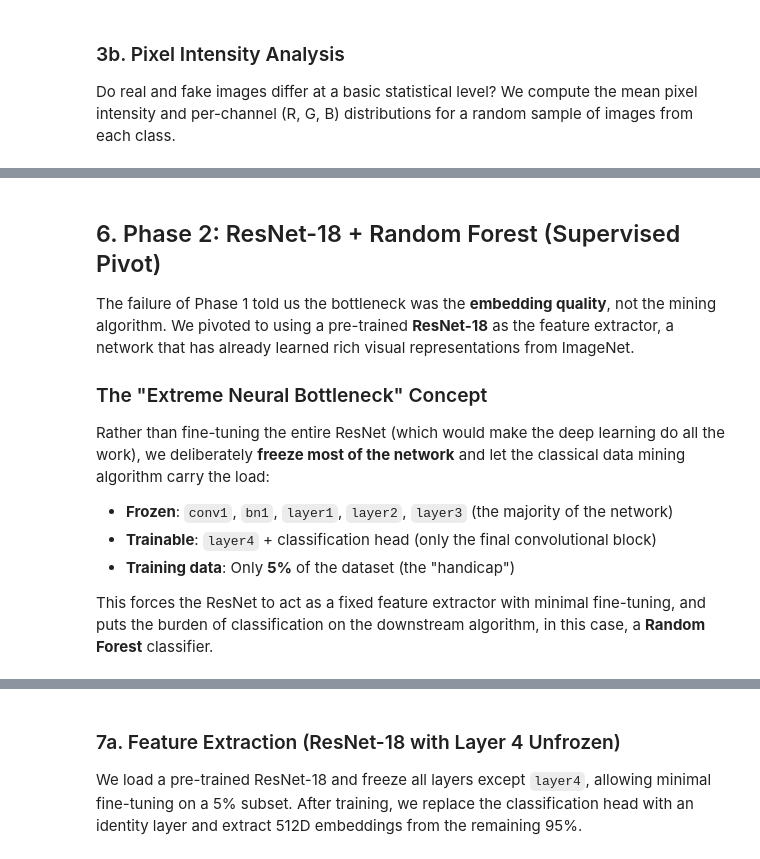
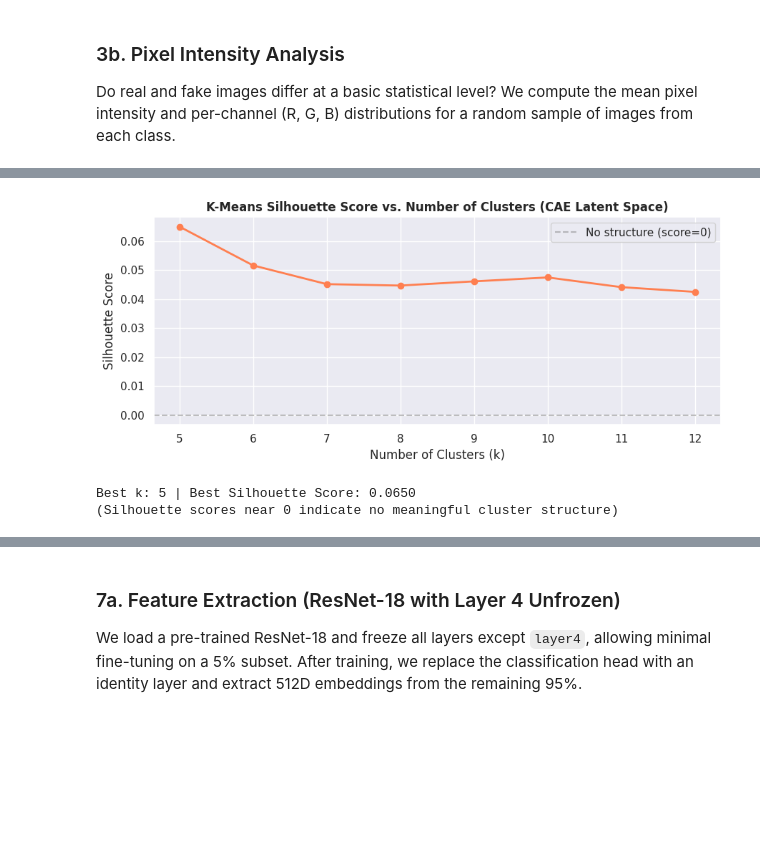
Before and after one commit to GMar25/DATA-MINING-ANALYSIS-Course-Project-Identifying-Deepfakes, a Jupyter notebook: main_notebook.ipynb, the cells around one changed output, grey strips where cells are left out. Cells and saved outputs as stored; diff of their text form; code cells hidden in the pictures; blank space fills up the shorter version.

```diff
--- a/main_notebook.ipynb
+++ b/main_notebook.ipynb
@@ -550,15 +572,0 @@ This answers our research question **negatively for the pure unsupervised case**
-# %% [markdown]
-<a name="phase2"></a>
-## 6. Phase 2: ResNet-18 + Random Forest (Supervised Pivot)
-
-The failure of Phase 1 told us the bottleneck was the **embedding quality**, not the mining algorithm. We pivoted to using a pre-trained **ResNet-18** as the feature extractor, a network that has already learned rich visual representations from ImageNet.
-
-### The "Extreme Neural Bottleneck" Concept
-
-Rather than fine-tuning the entire ResNet (which would make the deep learning do all the work), we deliberately **freeze most of the network** and let the classical data mining algorithm carry the load:
-
-- **Frozen**: `conv1`, `bn1`, `layer1`, `layer2`, `layer3` (the majority of the network)
-- **Trainable**: `layer4` + classification head (only the final convolutional block)
-- **Training data**: Only **5%** of the dataset (the "handicap")
-
-This forces the ResNet to act as a fixed feature extractor with minimal fine-tuning, and puts the burden of classification on the downstream algorithm, in this case, a **Random Forest** classifier.
@@ -593,0 +573,39 @@ print(f"Extracted {X_resnet.shape[0]} embeddings of dimension {X_resnet.shape[1]
+# %%
+# ── Phase 1: Extract Embeddings & K-Means Grid Search ──
+ae_model.eval()
+embeddings_ae, labels_ae = [], []
+with torch.no_grad():
+    for imgs, lbls in tqdm(ae_test_loader, desc="Extracting CAE embeddings"):
+        _, latent = ae_model(imgs.to(device))
+        embeddings_ae.append(latent.cpu().numpy())
+        labels_ae.extend(lbls.numpy())
+
+X_ae = np.vstack(embeddings_ae)
+y_ae = np.array(labels_ae)
+
+# Grid search over k to find whether the latent space has ANY meaningful cluster structure
+k_range = range(5, 13)
+sil_scores = []
+for k in k_range:
+    km = KMeans(n_clusters=k, random_state=SEED, n_init=10)
+    preds = km.fit_predict(X_ae)
+    sil_scores.append(silhouette_score(X_ae, preds))
+
+plt.figure(figsize=(9, 4))
+plt.plot(list(k_range), sil_scores, 'o-', color='coral', linewidth=2)
+plt.axhline(0, color='gray', linestyle='--', alpha=0.5, label='No structure (score=0)')
+plt.title("K-Means Silhouette Score vs. Number of Clusters (CAE Latent Space)", fontweight='bold')
+plt.xlabel("Number of Clusters (k)")
+plt.ylabel("Silhouette Score")
+plt.legend()
+plt.tight_layout()
+plt.show()
+
+best_k = k_range[int(np.argmax(sil_scores))]
+best_sil = max(sil_scores)
+print(f"Best k: {best_k} | Best Silhouette Score: {best_sil:.4f}")
+print("(Silhouette scores near 0 indicate no meaningful cluster structure)")
+# %% [output]
+[figure, added]
+Best k: 5 | Best Silhouette Score: 0.0650
+(Silhouette scores near 0 indicate no meaningful cluster structure)
```
Also changed, not shown: parts of 58 cells of this notebook, 2 other files.
